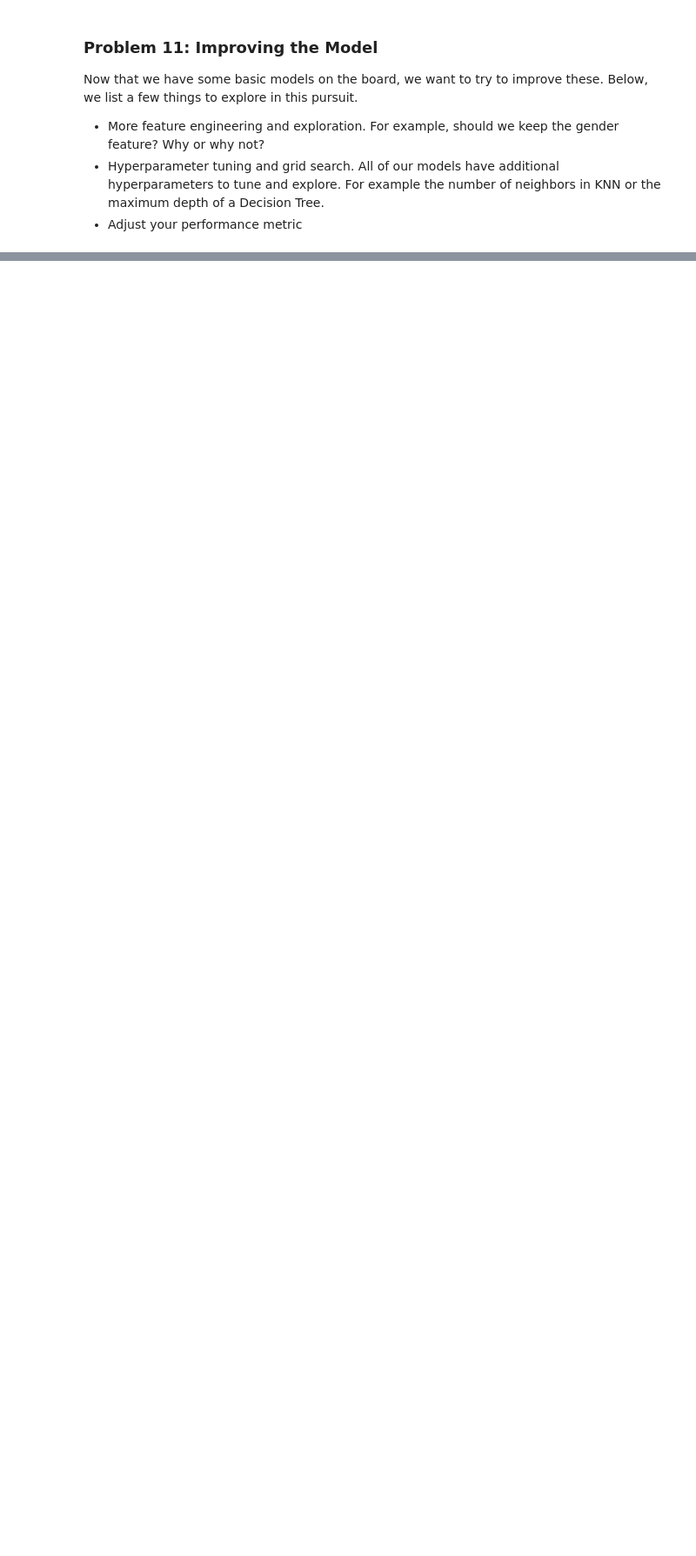
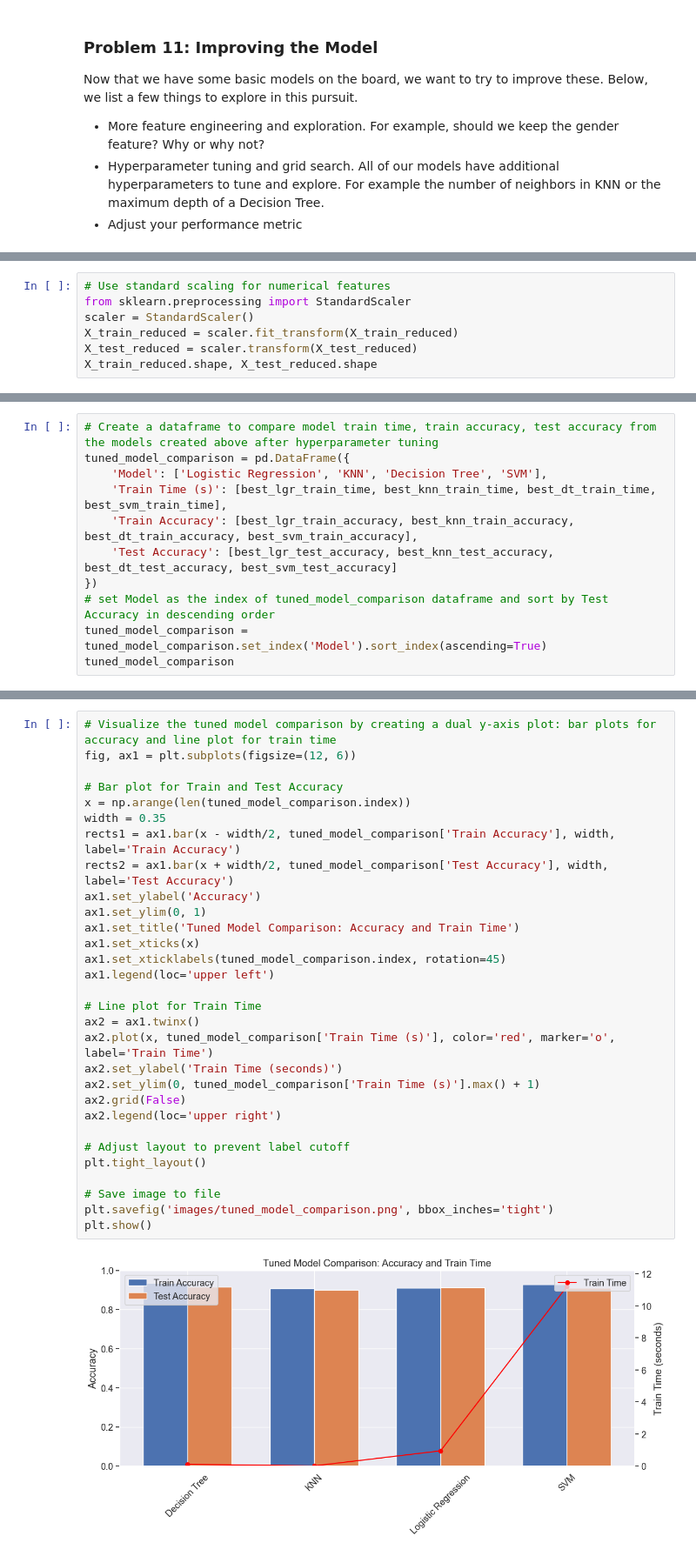
Before and after one commit to pbtrivedi/comparing-classifiers, a Jupyter notebook: comparing_classifiers.ipynb, the cells around one changed output, grey strips where cells are left out. Shown at 87% size. Cells and saved outputs as stored; diff of their text form; blank space fills up the shorter version.

```diff
--- a/comparing_classifiers.ipynb
+++ b/comparing_classifiers.ipynb
@@ -568,0 +613,7 @@ Now that we have some basic models on the board, we want to try to improve these
+# %%
+# Use standard scaling for numerical features
+from sklearn.preprocessing import StandardScaler
+scaler = StandardScaler()
+X_train_reduced = scaler.fit_transform(X_train_reduced)
+X_test_reduced = scaler.transform(X_test_reduced)
+X_train_reduced.shape, X_test_reduced.shape
@@ -568,0 +823,11 @@ Now that we have some basic models on the board, we want to try to improve these
+# %%
+# Create a dataframe to compare model train time, train accuracy, test accuracy from the models created above after hyperparameter tuning
+tuned_model_comparison = pd.DataFrame({
+    'Model': ['Logistic Regression', 'KNN', 'Decision Tree', 'SVM'],
+    'Train Time (s)': [best_lgr_train_time, best_knn_train_time, best_dt_train_time, best_svm_train_time],
+    'Train Accuracy': [best_lgr_train_accuracy, best_knn_train_accuracy, best_dt_train_accuracy, best_svm_train_accuracy],
+    'Test Accuracy': [best_lgr_test_accuracy, best_knn_test_accuracy, best_dt_test_accuracy, best_svm_test_accuracy]
+})
+# set Model as the index of tuned_model_comparison dataframe and sort by Test Accuracy in descending order
+tuned_model_comparison = tuned_model_comparison.set_index('Model').sort_index(ascending=True)
+tuned_model_comparison
@@ -568,0 +841,32 @@ Now that we have some basic models on the board, we want to try to improve these
+# %%
+# Visualize the tuned model comparison by creating a dual y-axis plot: bar plots for accuracy and line plot for train time
+fig, ax1 = plt.subplots(figsize=(12, 6))
+
+# Bar plot for Train and Test Accuracy
+x = np.arange(len(tuned_model_comparison.index))
+width = 0.35
+rects1 = ax1.bar(x - width/2, tuned_model_comparison['Train Accuracy'], width, label='Train Accuracy')
+rects2 = ax1.bar(x + width/2, tuned_model_comparison['Test Accuracy'], width, label='Test Accuracy')
+ax1.set_ylabel('Accuracy')
+ax1.set_ylim(0, 1)
+ax1.set_title('Tuned Model Comparison: Accuracy and Train Time')
+ax1.set_xticks(x)
+ax1.set_xticklabels(tuned_model_comparison.index, rotation=45)
+ax1.legend(loc='upper left')
+
+# Line plot for Train Time
+ax2 = ax1.twinx()
+ax2.plot(x, tuned_model_comparison['Train Time (s)'], color='red', marker='o', label='Train Time')
+ax2.set_ylabel('Train Time (seconds)')
+ax2.set_ylim(0, tuned_model_comparison['Train Time (s)'].max() + 1)
+ax2.grid(False)
+ax2.legend(loc='upper right')
+
+# Adjust layout to prevent label cutoff
+plt.tight_layout()
+
+# Save image to file
+plt.savefig('images/tuned_model_comparison.png', bbox_inches='tight')
+plt.show()
+# %% [output]
+[figure, added]
```
Also changed, not shown: parts of 12 cells of this notebook, 3 other files.
